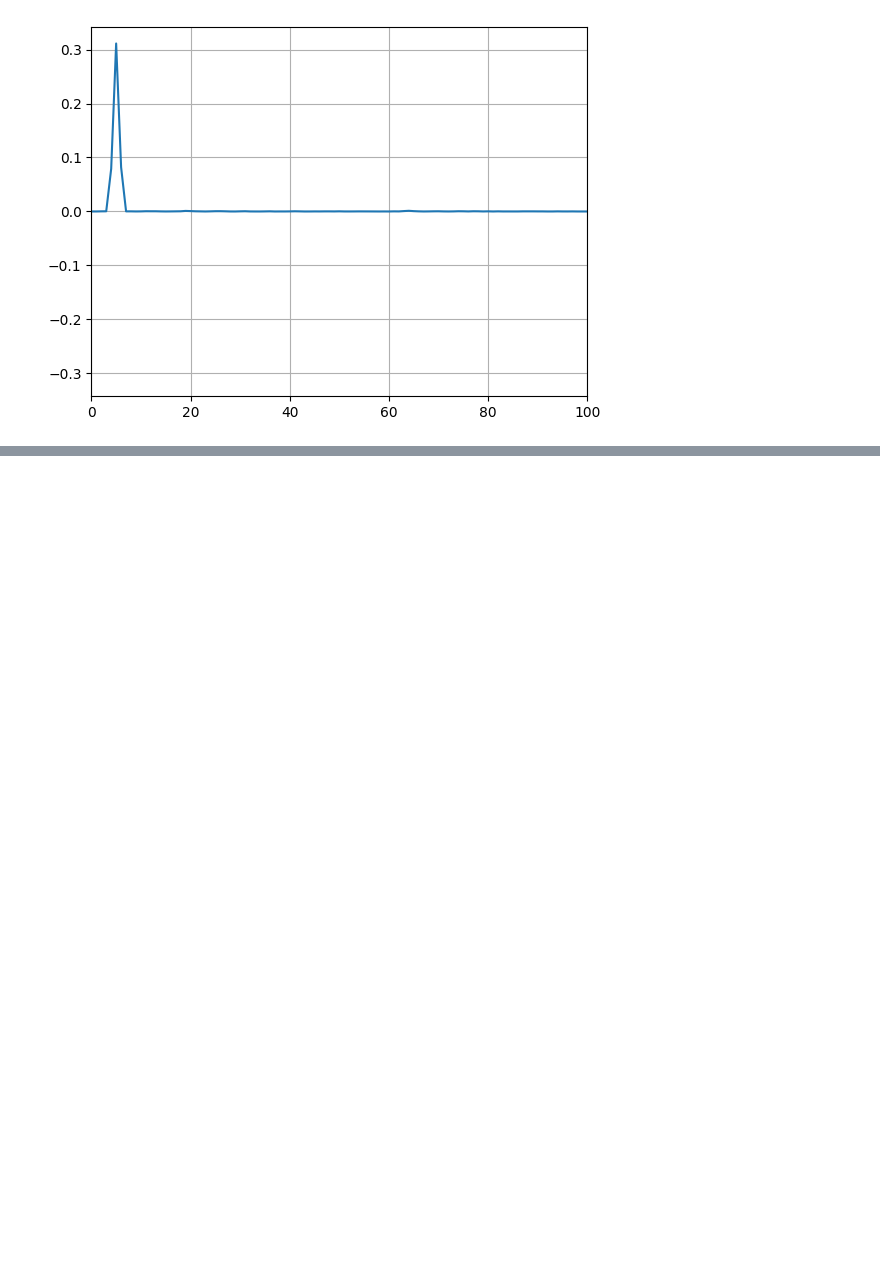
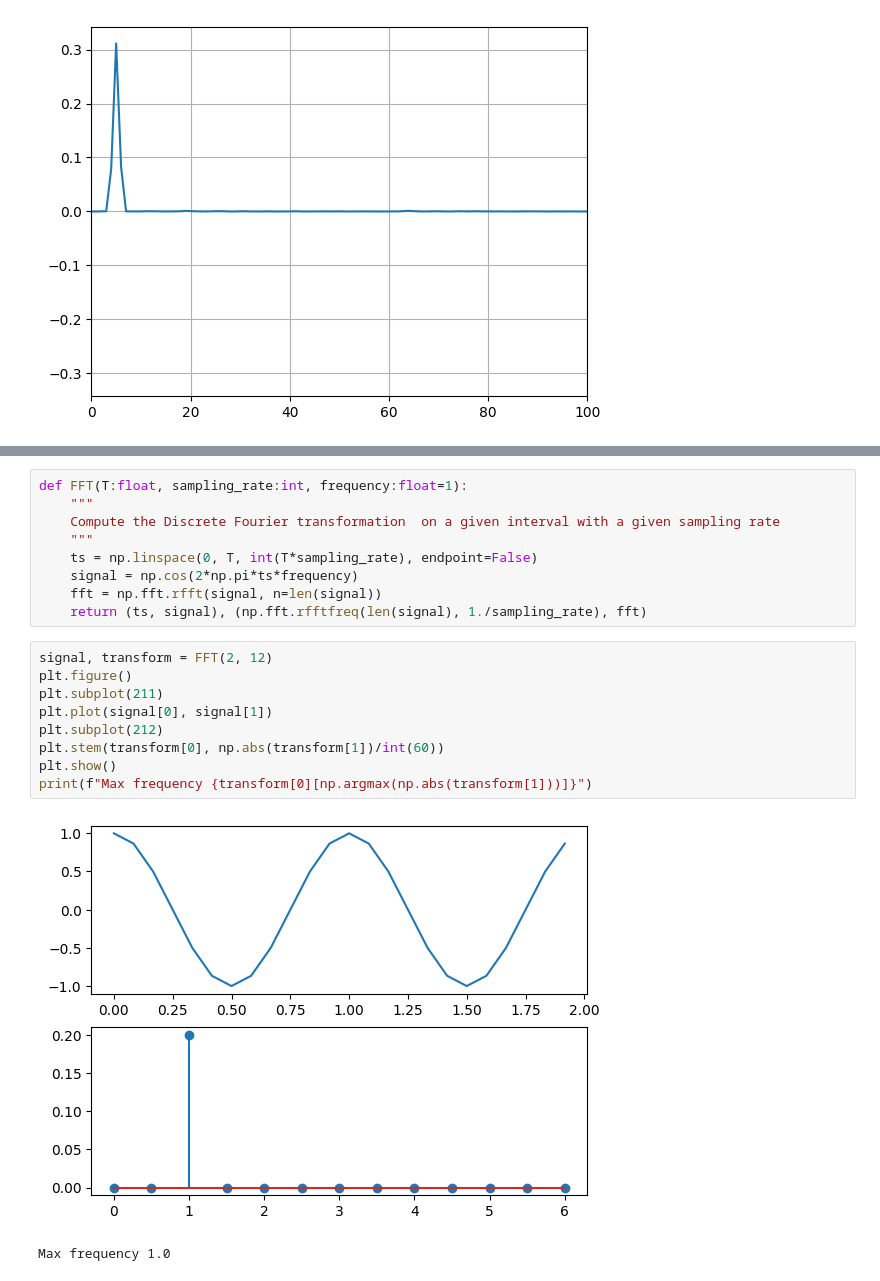
Before and after one commit to jorgensd/GearVibrationWorkshop, a Jupyter notebook: discrete_fourier_transform.ipynb, the cells around one changed output, grey strips where cells are left out. Cells and saved outputs as stored; diff of their text form; blank space fills up the shorter version.

```diff
--- a/discrete_fourier_transform.ipynb
+++ b/discrete_fourier_transform.ipynb
@@ -247,0 +253,21 @@ plt.grid()
+# %%
+def FFT(T:float, sampling_rate:int, frequency:float=1):
+    """
+    Compute the Discrete Fourier transformation  on a given interval with a given sampling rate
+    """
+    ts = np.linspace(0, T, int(T*sampling_rate), endpoint=False)
+    signal = np.cos(2*np.pi*ts*frequency)
+    fft = np.fft.rfft(signal, n=len(signal))
+    return (ts, signal), (np.fft.rfftfreq(len(signal), 1./sampling_rate), fft)
+# %%
+signal, transform = FFT(2, 12)
+plt.figure()
+plt.subplot(211)
+plt.plot(signal[0], signal[1])
+plt.subplot(212)
+plt.stem(transform[0], np.abs(transform[1])/int(60))
+plt.show()
+print(f"Max frequency {transform[0][np.argmax(np.abs(transform[1]))]}")
+# %% [output]
+[figure, added]
+Max frequency 1.0
```
Also changed, not shown: parts of 9 cells of this notebook, 1 other file.
